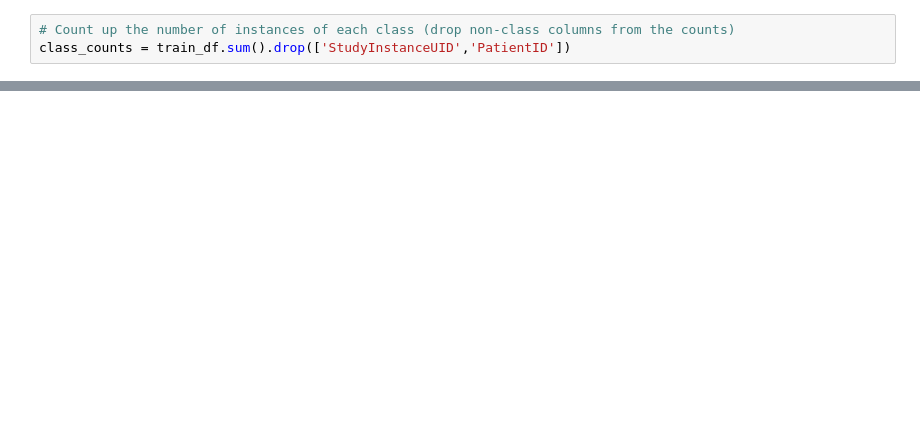
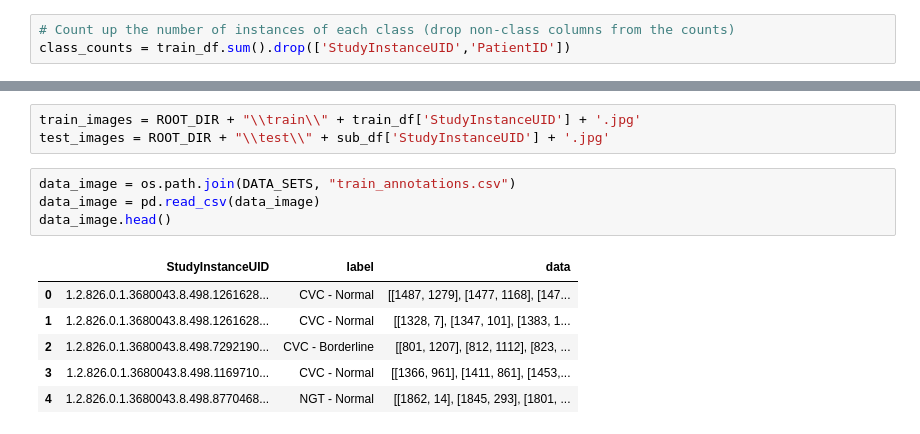
Before and after one commit to AJAkil/ranzr-prediction-kaggle, a Jupyter notebook: scripts/ranzr-prediction-challenge.ipynb, the cells around one changed output, grey strips where cells are left out. Cells and saved outputs as stored; diff of their text form; blank space fills up the shorter version.

```diff
--- a/scripts/ranzr-prediction-challenge.ipynb
+++ b/scripts/ranzr-prediction-challenge.ipynb
@@ -71,0 +77,14 @@ plt.show()
+# %%
+train_images = ROOT_DIR + "\\train\\" + train_df['StudyInstanceUID'] + '.jpg'
+test_images = ROOT_DIR + "\\test\\" + sub_df['StudyInstanceUID'] + '.jpg'
+# %%
+data_image = os.path.join(DATA_SETS, "train_annotations.csv")
+data_image = pd.read_csv(data_image)
+data_image.head()
+# %% [output]
+|  | StudyInstanceUID | label | data |
+| 0 | 1.2.826.0.1.3680043.8.498.1261628... | CVC - Normal | [[1487, 1279], [1477, 1168], [147... |
+| 1 | 1.2.826.0.1.3680043.8.498.1261628... | CVC - Normal | [[1328, 7], [1347, 101], [1383, 1... |
+| 2 | 1.2.826.0.1.3680043.8.498.7292190... | CVC - Borderline | [[801, 1207], [812, 1112], [823, ... |
+| 3 | 1.2.826.0.1.3680043.8.498.1169710... | CVC - Normal | [[1366, 961], [1411, 861], [1453,... |
+| 4 | 1.2.826.0.1.3680043.8.498.8770468... | NGT - Normal | [[1862, 14], [1845, 293], [1801, ... |
```
Also changed, not shown: parts of 6 cells of this notebook, 1 other file.
